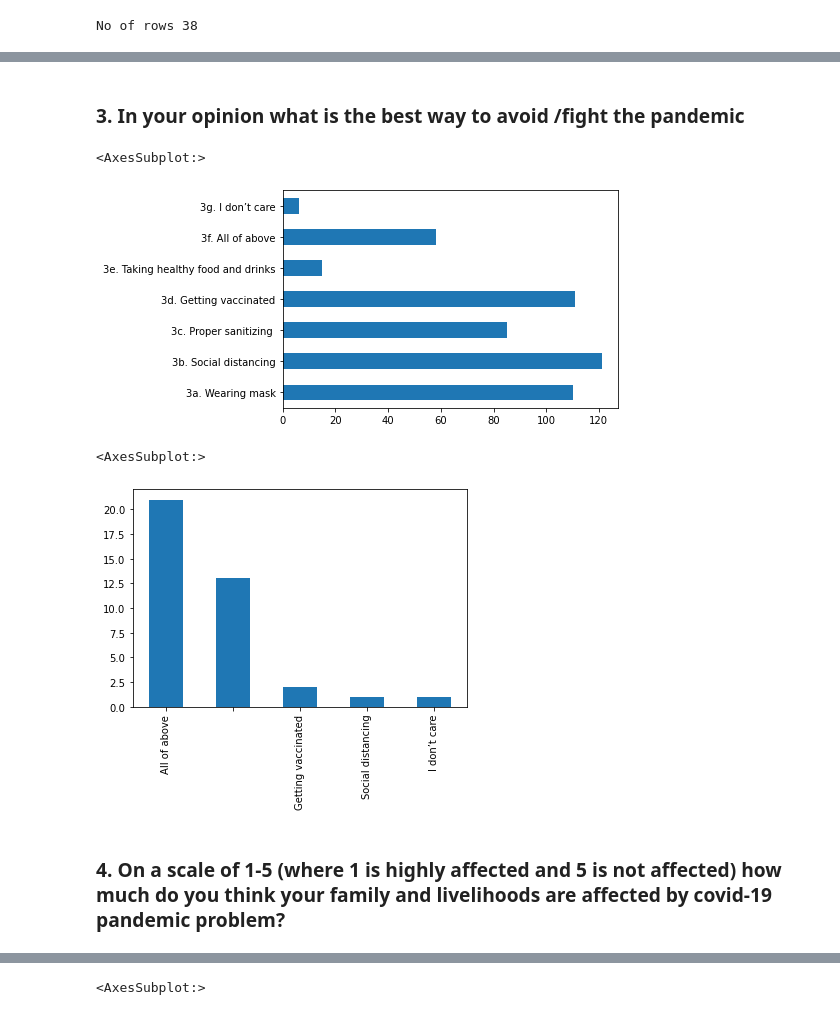
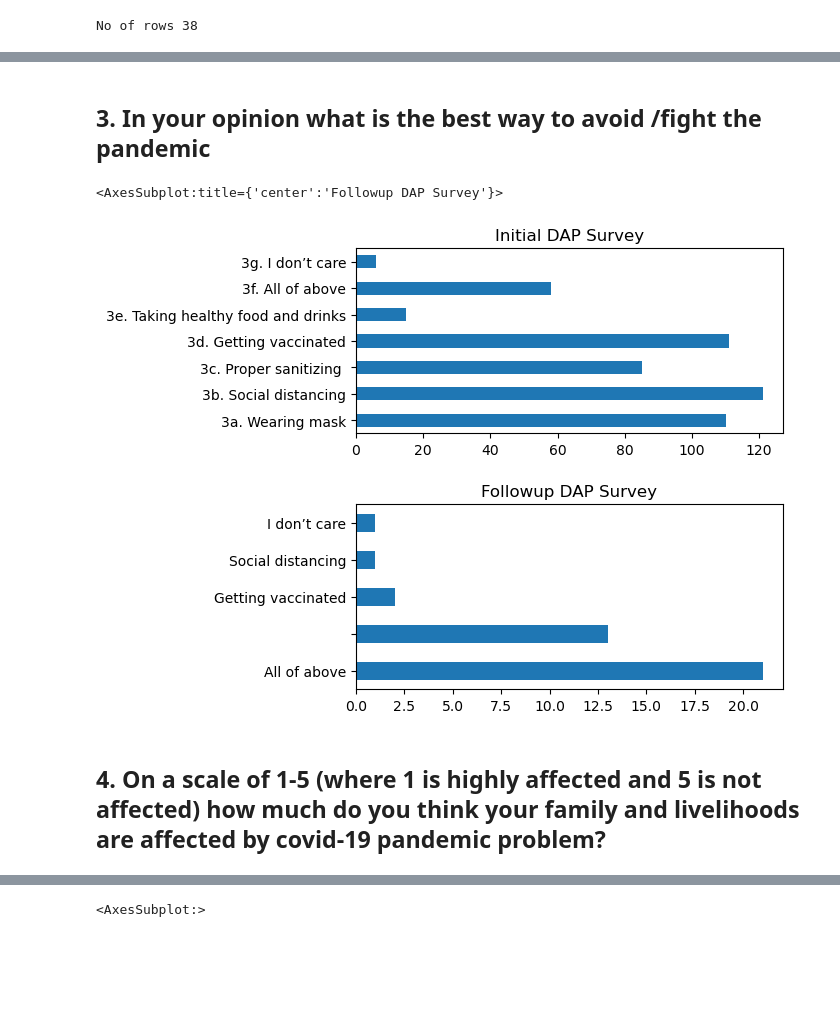
Before and after one commit to codeforpakistan/CfAll-Exchange, a Jupyter notebook: Haripur Survey Analysis.ipynb, the cells around one changed output, grey strips where cells are left out. Drawn from its saved outputs; the diff is of its cells as text; code cells hidden in the pictures; blank space fills up the shorter version.

Commit message:
add followup dap survey

```diff
--- a/Haripur Survey Analysis.ipynb
+++ b/Haripur Survey Analysis.ipynb
@@ -4,6 +4,9 @@ import pandas as pd
 import matplotlib.pyplot as plt
 # %% [output]
 Populating the interactive namespace from numpy and matplotlib
+# %%
+plt.rcParams['figure.figsize'] = [8, 6]
+plt.rcParams['figure.dpi'] = 100 # 200 e.g. is really fine, but slower
 # %%
 # Helpers
 
@@ -68,23 +68,22 @@ plot_bar(df_2, 'What is your firm belief about Covid-19?')
 # %% [markdown]
-### 3. In your opinion what is the best way to avoid /fight the pandemic
+## 3. In your opinion what is the best way to avoid /fight the pandemic
 # %%
+fig, axes = plt.subplots(2, 1, figsize=(5, 5))
+fig.tight_layout(h_pad=3)
 df[[
     '3a. Wearing mask',
     '3b. Social distancing',
     '3c. Proper sanitizing ',
     '3d. Getting vaccinated',
     '3e. Taking healthy food and drinks',
     '3f. All of above',
     '3g. I don’t care'
 
-]].sum().plot.barh()
+]].sum().plot.barh(ax=axes[0], title='Initial DAP Survey')
+
+df_2['In your opinion what is the best way to avoid /fight the pandemic?'].value_counts().plot.barh(ax=axes[1], title='Followup DAP Survey')
 # %% [output]
-<AxesSubplot:>
+<AxesSubplot:title={'center':'Followup DAP Survey'}>
-[figure, old version]
+[figure, new version]
-# %%
-plot_bar(df_2, 'In your opinion what is the best way to avoid /fight the pandemic?')
-# %% [output]
-<AxesSubplot:>
-[figure, removed]
 # %% [markdown]
-### 4. On a scale of 1-5 (where 1 is highly affected and 5 is not affected) how much do you think your family and livelihoods are affected by covid-19 pandemic problem?
+## 4. On a scale of 1-5 (where 1 is highly affected and 5 is not affected) how much do you think your family and livelihoods are affected by covid-19 pandemic problem?
```
Also changed, not shown: parts of 74 cells of this notebook, 2 other files.
